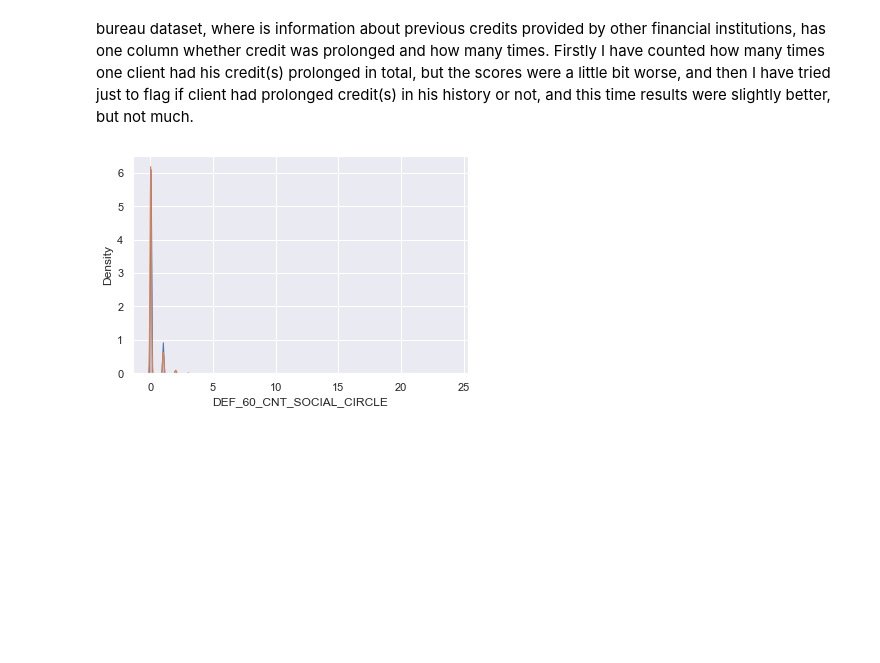
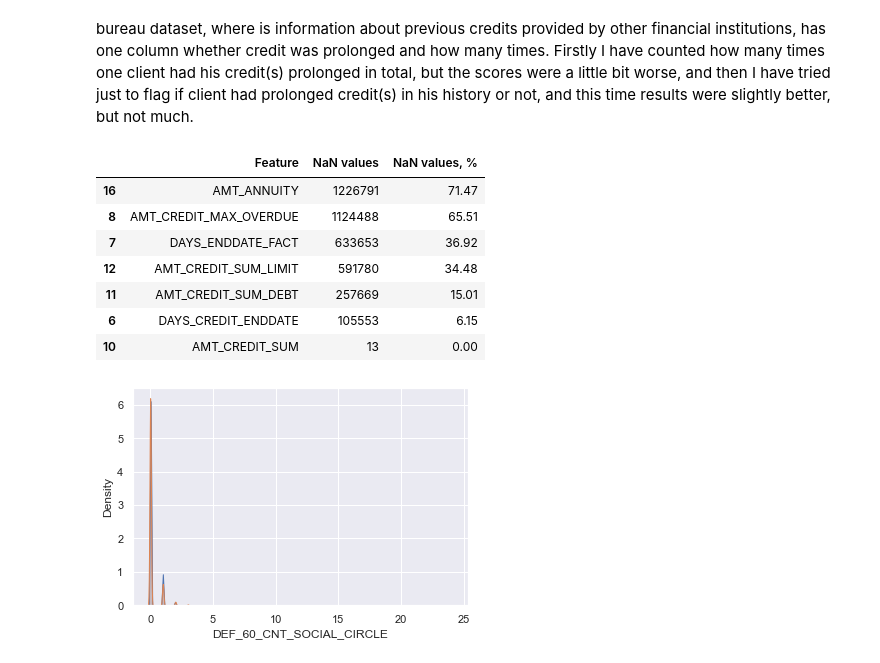
Before and after one commit to Gedas-LT/kaggle-home-credit, a Jupyter notebook: notebook.ipynb, the cells around one changed output. Saved outputs shown, nothing was run; the diff lists cells and outputs as text; code cells hidden in the pictures; blank space fills up the shorter version.

```diff
--- a/notebook.ipynb
+++ b/notebook.ipynb
@@ -572,6 +572,17 @@ application_test = pd.merge(application_test, credit_prolonged, on="SK_ID_CURR",
 
 application_train["CNT_CREDIT_PROLONG"] = np.where((application_train["CNT_CREDIT_PROLONG"] > 0), 1, application_train["CNT_CREDIT_PROLONG"])
 application_test["CNT_CREDIT_PROLONG"] = np.where((application_test["CNT_CREDIT_PROLONG"] > 0), 1, application_test["CNT_CREDIT_PROLONG"])
+# %%
+missing_values(bureau)
+# %% [output]
+|  | Feature | NaN values | NaN values, % |
+| 16 | AMT_ANNUITY | 1226791 | 71.47 |
+| 8 | AMT_CREDIT_MAX_OVERDUE | 1124488 | 65.51 |
+| 7 | DAYS_ENDDATE_FACT | 633653 | 36.92 |
+| 12 | AMT_CREDIT_SUM_LIMIT | 591780 | 34.48 |
+| 11 | AMT_CREDIT_SUM_DEBT | 257669 | 15.01 |
+| 6 | DAYS_CREDIT_ENDDATE | 105553 | 6.15 |
+| 10 | AMT_CREDIT_SUM | 13 | 0.00 |
 # %%
 for col in range(0,2):
     sns.kdeplot(application_train[application_train["TARGET"] == col]["DEF_60_CNT_SOCIAL_CIRCLE"], shade=True)
```
Also changed, not shown: parts of 20 cells of this notebook.
